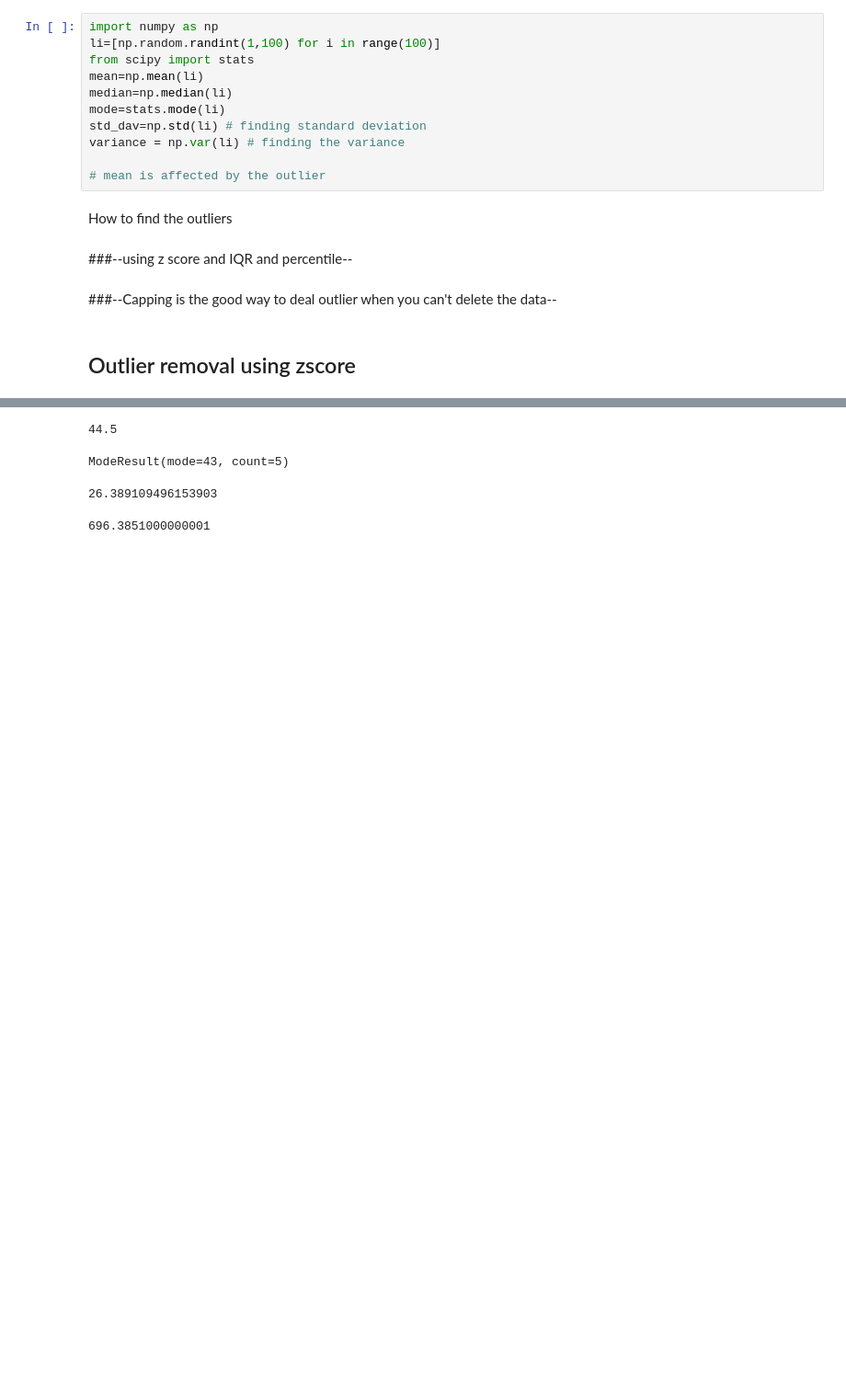
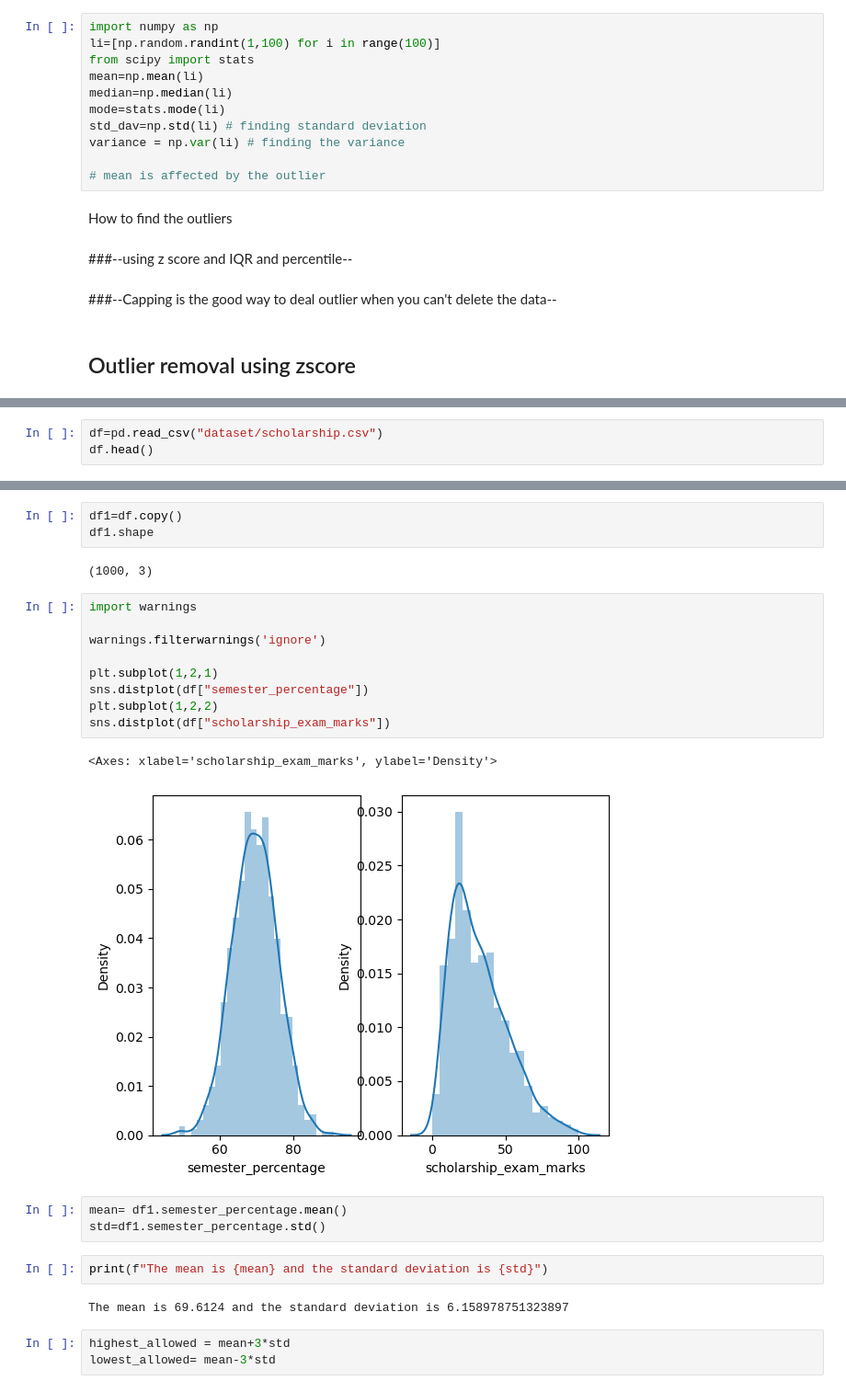
Before and after one commit to Sameershrinath/5th_sem, a Jupyter notebook: PYTHON/DATA_SCIENCE/Pandas07.ipynb, the cells around one changed output, grey strips where cells are left out. Shown at 92% size. Cells and saved outputs as stored; diff of their text form; blank space fills up the shorter version.

```diff
--- a/PYTHON/DATA_SCIENCE/Pandas07.ipynb
+++ b/PYTHON/DATA_SCIENCE/Pandas07.ipynb
@@ -23,0 +29,3 @@ How to find the outliers
+# %%
+df=pd.read_csv("dataset/scholarship.csv")
+df.head()
@@ -24,12 +39,27 @@ How to find the outliers
+# %%
+df1=df.copy()
+df1.shape
+# %% [output]
+(1000, 3)
 # %%
+import warnings
+
+warnings.filterwarnings('ignore')
+
+plt.subplot(1,2,1)
+sns.distplot(df["semester_percentage"])
+plt.subplot(1,2,2)
+sns.distplot(df["scholarship_exam_marks"])
 # %% [output]
-44.5
+<Axes: xlabel='scholarship_exam_marks', ylabel='Density'>
+[figure, added]
 # %%
+mean= df1.semester_percentage.mean()
+std=df1.semester_percentage.std()
-# %% [output]
-ModeResult(mode=43, count=5)
 # %%
+print(f"The mean is {mean} and the standard deviation is {std}")
 # %% [output]
-26.389109496153903
+The mean is 69.6124 and the standard deviation is 6.158978751323897
 # %%
+highest_allowed = mean+3*std
+lowest_allowed= mean-3*std
-# %% [output]
-696.3851000000001
```
Also changed, not shown: parts of 34 cells of this notebook, 3 other files.
